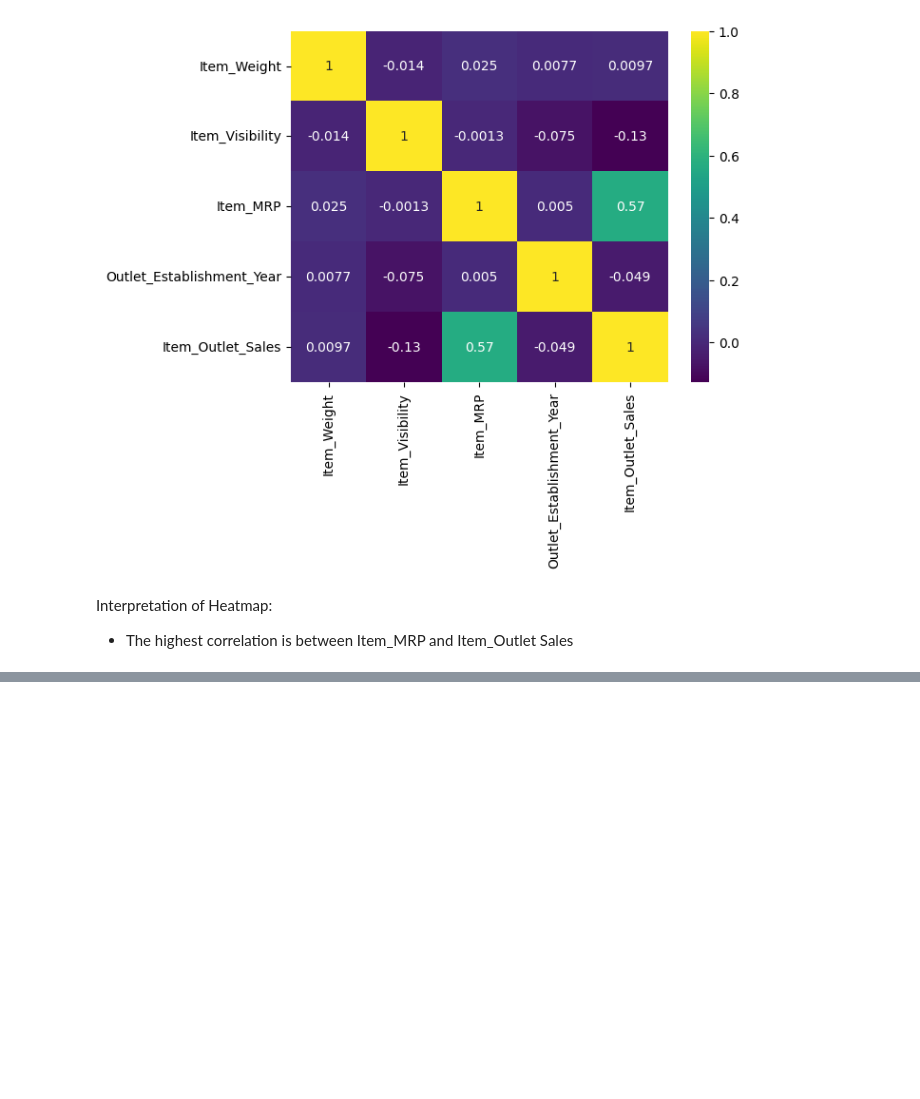
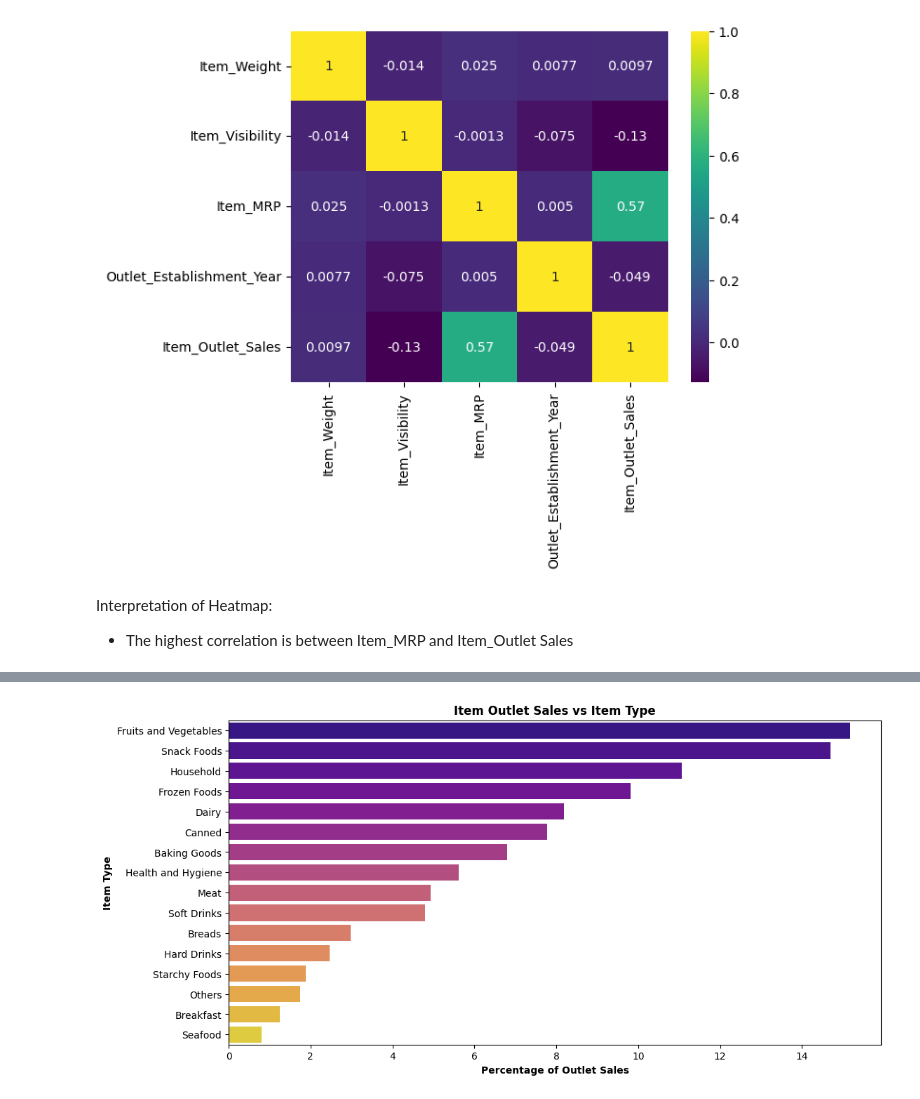
Before and after one commit to patelmedha/Prediction-of-Product-Sales, a Jupyter notebook: PREDICTION_OF_PRODUCT_SALES.ipynb, the cells around one changed output, grey strips where cells are left out. Saved outputs shown, nothing was run; the diff lists cells and outputs as text; code cells hidden in the pictures; blank space fills up the shorter version.

```diff
--- a/PREDICTION_OF_PRODUCT_SALES.ipynb
+++ b/PREDICTION_OF_PRODUCT_SALES.ipynb
@@ -1032,0 +1156,6 @@ Interpretation of Heatmap:
+# %%
+#Item type sales in percent using groupby
+total_item_type_sales = df.groupby('Item_Type')['Item_Outlet_Sales'].sum().round(2)
+total_sales = df["Item_Outlet_Sales"].sum()
+percent_item_type_sales = ((total_item_type_sales / total_sales)*100).sort_values(ascending=False)
+percent_item_type_sales
@@ -1032,0 +1181,18 @@ Interpretation of Heatmap:
+# %%
+percent_item_type_sales = ((total_item_type_sales / total_sales) * 100).reset_index()
+
+## Define a Matplotlib ax object using sns.barplot()
+fig, ax = plt.subplots(figsize=(12, 6))
+ax = sns.barplot(data=percent_item_type_sales,
+                 y='Item_Type',
+                 x='Item_Outlet_Sales',
+                 order=percent_item_type_sales.sort_values('Item_Outlet_Sales', ascending=False)['Item_Type'],
+                 errorbar=None,
+                 palette = 'plasma')
+## Set the Title
+ax.set_title('Item Outlet Sales vs Item Type', fontsize=12, fontweight='bold')
+# Set Axes Labels
+ax.set_ylabel('Item Type', fontsize=10, fontweight='bold')
+ax.set_xlabel('Percentage of Outlet Sales', fontsize=10, fontweight='bold');
+# %% [output]
+[figure, added]
```
Also changed, not shown: parts of 25 cells of this notebook.
